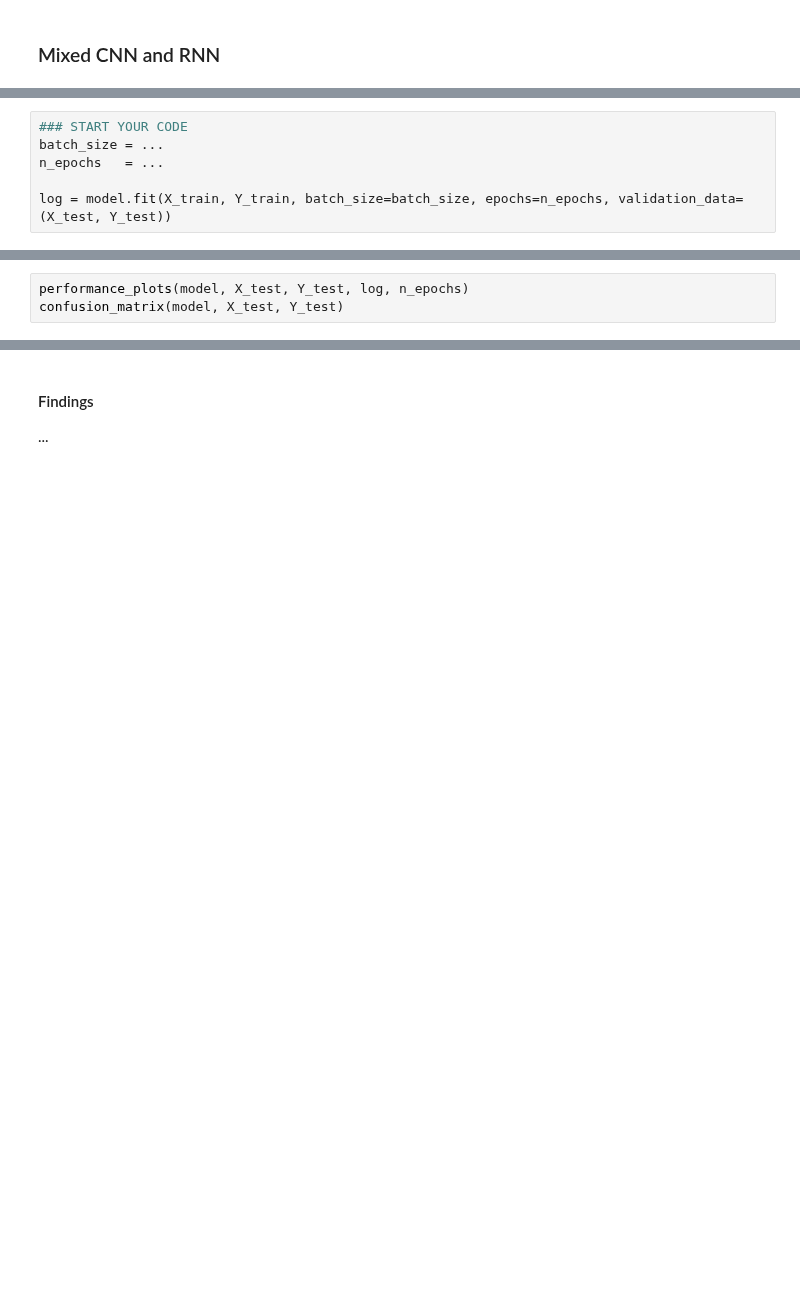
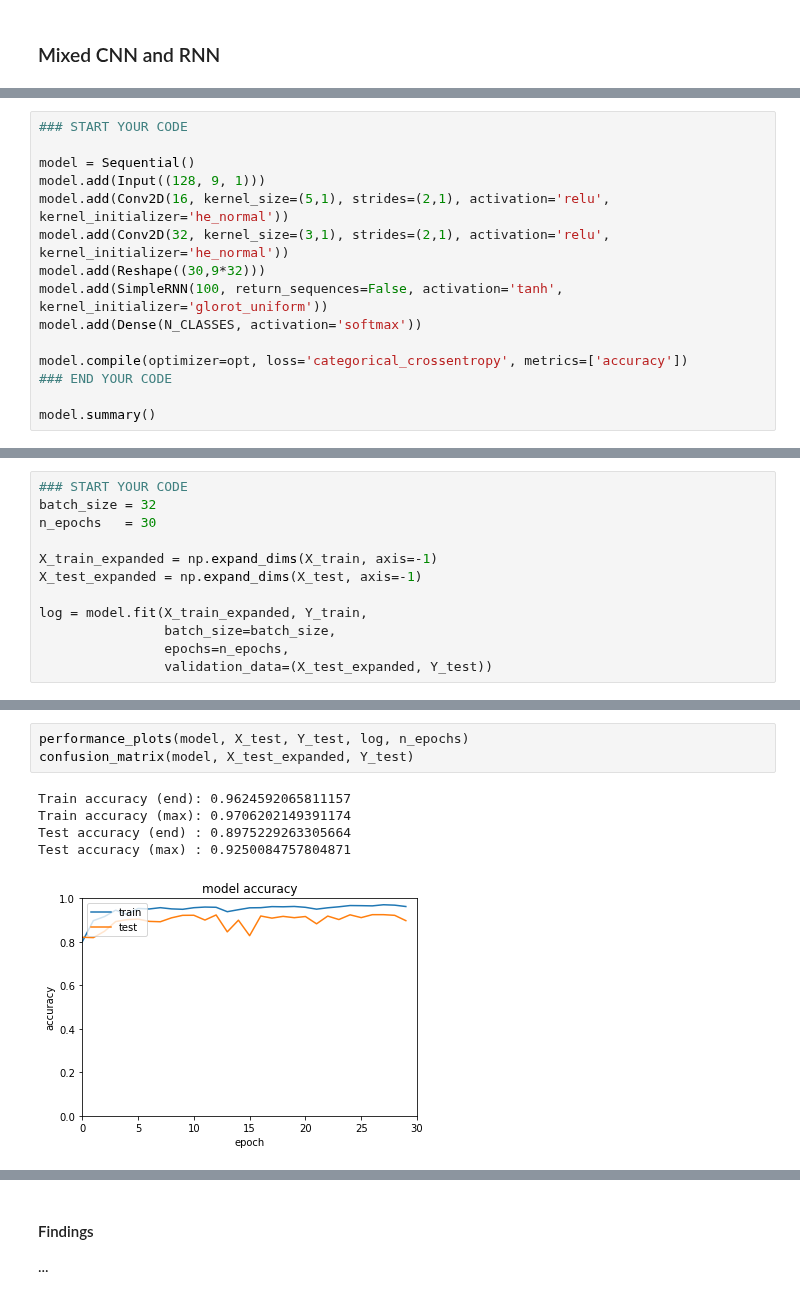
Before and after one commit to FabianGroeger96/mse-deep-learning, a Jupyter notebook: SW11/activity_recognition/activity_recognition-stud.ipynb, the cells around one changed output, grey strips where cells are left out. Drawn from its saved outputs; the diff is of its cells as text; blank space fills up the shorter version.

```diff
--- a/SW11/activity_recognition/activity_recognition-stud.ipynb
+++ b/SW11/activity_recognition/activity_recognition-stud.ipynb
@@ -299,0 +475,15 @@ model.summary()
+# %%
+### START YOUR CODE
+
+model = Sequential()
+model.add(Input((128, 9, 1)))
+model.add(Conv2D(16, kernel_size=(5,1), strides=(2,1), activation='relu', kernel_initializer='he_normal'))
+model.add(Conv2D(32, kernel_size=(3,1), strides=(2,1), activation='relu', kernel_initializer='he_normal'))
+model.add(Reshape((30,9*32)))
+model.add(SimpleRNN(100, return_sequences=False, activation='tanh', kernel_initializer='glorot_uniform'))
+model.add(Dense(N_CLASSES, activation='softmax'))
+
+model.compile(optimizer=opt, loss='categorical_crossentropy', metrics=['accuracy'])
+### END YOUR CODE
+
+model.summary()
@@ -300,6 +509,12 @@ model.summary()
 # %%
 ### START YOUR CODE
-batch_size = ...
-n_epochs   = ...
+batch_size = 32
+n_epochs   = 30
 
-log = model.fit(X_train, Y_train, batch_size=batch_size, epochs=n_epochs, validation_data=(X_test, Y_test))
+X_train_expanded = np.expand_dims(X_train, axis=-1)
+X_test_expanded = np.expand_dims(X_test, axis=-1)
+
+log = model.fit(X_train_expanded, Y_train,
+                batch_size=batch_size,
+                epochs=n_epochs,
+                validation_data=(X_test_expanded, Y_test))
@@ -306,3 +539,9 @@ log = model.fit(X_train, Y_train, batch_size=batch_size, epochs=n_epochs, valida
 # %%
 performance_plots(model, X_test, Y_test, log, n_epochs)
-confusion_matrix(model, X_test, Y_test)
+confusion_matrix(model, X_test_expanded, Y_test)
+# %% [output]
+Train accuracy (end): 0.9624592065811157
+Train accuracy (max): 0.9706202149391174
+Test accuracy (end) : 0.8975229263305664
+Test accuracy (max) : 0.9250084757804871
+[figure, added]
```
Also changed, not shown: parts of 18 cells of this notebook.
